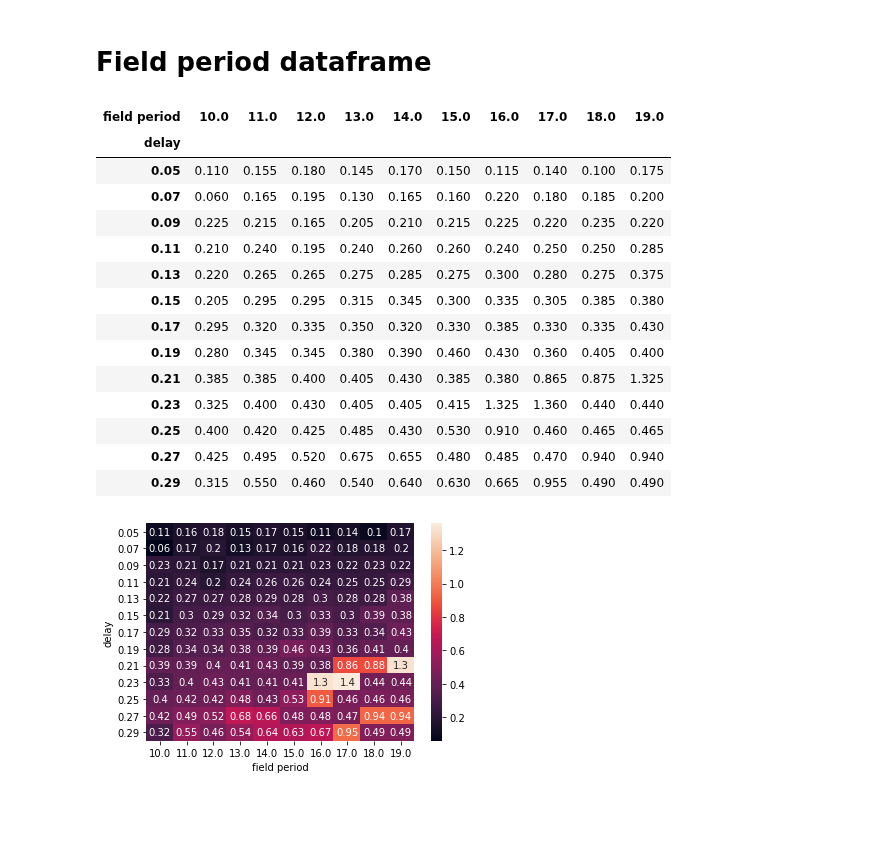
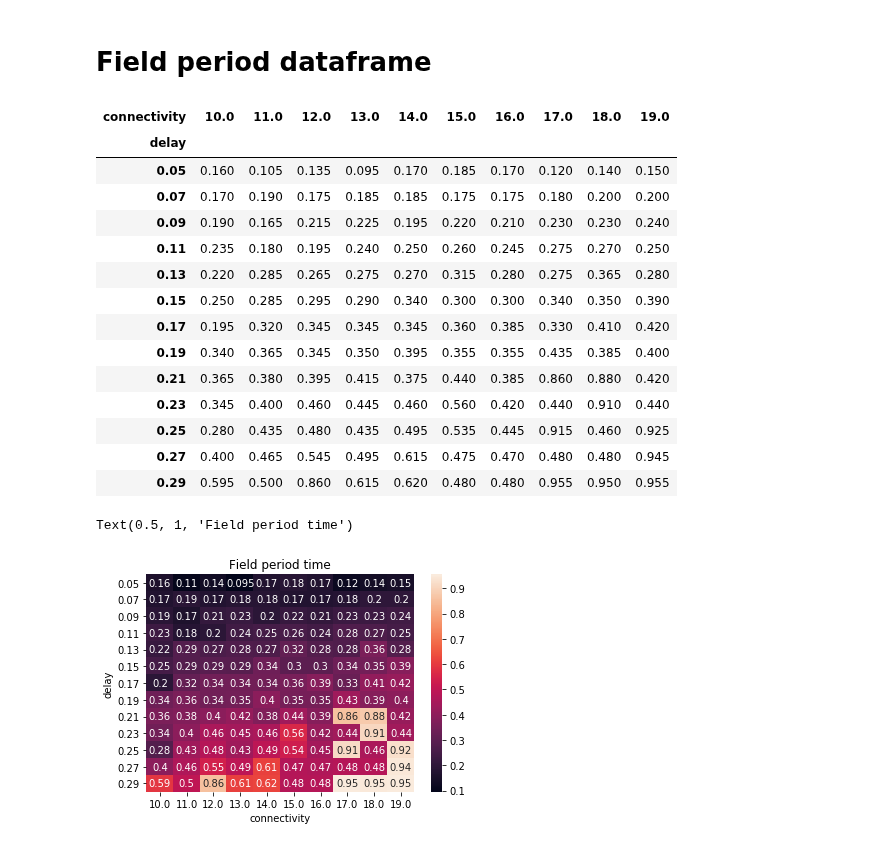
Before and after one commit to mmehrani/master_thesis, a Jupyter notebook: scripts/all_neurons_model_in_one_place/drawing_grid_of_phase_space.ipynb, the cells around one changed output. Cells and saved outputs as stored; diff of their text form; code cells hidden in the pictures; blank space fills up the shorter version.

```diff
--- a/scripts/all_neurons_model_in_one_place/drawing_grid_of_phase_space.ipynb
+++ b/scripts/all_neurons_model_in_one_place/drawing_grid_of_phase_space.ipynb
@@ -9,7 +9,7 @@ import seaborn as sns
 connectivity_min, connectivity_max = 0.1,65
 random_input_span = (9.5,13.5)
 
-total_time = 100
+total_time = 1000
 
 neuron_model = 'Rotational'
 model_folder_name = neuron_model+'_ensembles'
@@ -106,25 +108,27 @@ ax_sigma = sns.heatmap(sigma_table, annot=True)
 # %%
 field_period_table = pd.DataFrame.from_dict(field_period_glossary_dict)
 field_period_table.index.name = 'delay'
-field_period_table.columns.name = 'field period'
+field_period_table.columns.name = 'connectivity'
 field_period_table
 # %% [output]
-| field period | 10.0 | 11.0 | 12.0 | 13.0 | 14.0 | 15.0 | 16.0 | 17.0 | 18.0 | 19.0 |
+| connectivity | 10.0 | 11.0 | 12.0 | 13.0 | 14.0 | 15.0 | 16.0 | 17.0 | 18.0 | 19.0 |
 | delay |  |  |  |  |  |  |  |  |  |  |
-| 0.05 | 0.110 | 0.155 | 0.180 | 0.145 | 0.170 | 0.150 | 0.115 | 0.140 | 0.100 | 0.175 |
-| 0.07 | 0.060 | 0.165 | 0.195 | 0.130 | 0.165 | 0.160 | 0.220 | 0.180 | 0.185 | 0.200 |
-| 0.09 | 0.225 | 0.215 | 0.165 | 0.205 | 0.210 | 0.215 | 0.225 | 0.220 | 0.235 | 0.220 |
-| 0.11 | 0.210 | 0.240 | 0.195 | 0.240 | 0.260 | 0.260 | 0.240 | 0.250 | 0.250 | 0.285 |
-| 0.13 | 0.220 | 0.265 | 0.265 | 0.275 | 0.285 | 0.275 | 0.300 | 0.280 | 0.275 | 0.375 |
-| 0.15 | 0.205 | 0.295 | 0.295 | 0.315 | 0.345 | 0.300 | 0.335 | 0.305 | 0.385 | 0.380 |
-| 0.17 | 0.295 | 0.320 | 0.335 | 0.350 | 0.320 | 0.330 | 0.385 | 0.330 | 0.335 | 0.430 |
-| 0.19 | 0.280 | 0.345 | 0.345 | 0.380 | 0.390 | 0.460 | 0.430 | 0.360 | 0.405 | 0.400 |
-| 0.21 | 0.385 | 0.385 | 0.400 | 0.405 | 0.430 | 0.385 | 0.380 | 0.865 | 0.875 | 1.325 |
-| 0.23 | 0.325 | 0.400 | 0.430 | 0.405 | 0.405 | 0.415 | 1.325 | 1.360 | 0.440 | 0.440 |
-| 0.25 | 0.400 | 0.420 | 0.425 | 0.485 | 0.430 | 0.530 | 0.910 | 0.460 | 0.465 | 0.465 |
-| 0.27 | 0.425 | 0.495 | 0.520 | 0.675 | 0.655 | 0.480 | 0.485 | 0.470 | 0.940 | 0.940 |
-| 0.29 | 0.315 | 0.550 | 0.460 | 0.540 | 0.640 | 0.630 | 0.665 | 0.955 | 0.490 | 0.490 |
+| 0.05 | 0.160 | 0.105 | 0.135 | 0.095 | 0.170 | 0.185 | 0.170 | 0.120 | 0.140 | 0.150 |
+| 0.07 | 0.170 | 0.190 | 0.175 | 0.185 | 0.185 | 0.175 | 0.175 | 0.180 | 0.200 | 0.200 |
+| 0.09 | 0.190 | 0.165 | 0.215 | 0.225 | 0.195 | 0.220 | 0.210 | 0.230 | 0.230 | 0.240 |
+| 0.11 | 0.235 | 0.180 | 0.195 | 0.240 | 0.250 | 0.260 | 0.245 | 0.275 | 0.270 | 0.250 |
+| 0.13 | 0.220 | 0.285 | 0.265 | 0.275 | 0.270 | 0.315 | 0.280 | 0.275 | 0.365 | 0.280 |
+| 0.15 | 0.250 | 0.285 | 0.295 | 0.290 | 0.340 | 0.300 | 0.300 | 0.340 | 0.350 | 0.390 |
+| 0.17 | 0.195 | 0.320 | 0.345 | 0.345 | 0.345 | 0.360 | 0.385 | 0.330 | 0.410 | 0.420 |
+| 0.19 | 0.340 | 0.365 | 0.345 | 0.350 | 0.395 | 0.355 | 0.355 | 0.435 | 0.385 | 0.400 |
+| 0.21 | 0.365 | 0.380 | 0.395 | 0.415 | 0.375 | 0.440 | 0.385 | 0.860 | 0.880 | 0.420 |
+| 0.23 | 0.345 | 0.400 | 0.460 | 0.445 | 0.460 | 0.560 | 0.420 | 0.440 | 0.910 | 0.440 |
+| 0.25 | 0.280 | 0.435 | 0.480 | 0.435 | 0.495 | 0.535 | 0.445 | 0.915 | 0.460 | 0.925 |
+| 0.27 | 0.400 | 0.465 | 0.545 | 0.495 | 0.615 | 0.475 | 0.470 | 0.480 | 0.480 | 0.945 |
+| 0.29 | 0.595 | 0.500 | 0.860 | 0.615 | 0.620 | 0.480 | 0.480 | 0.955 | 0.950 | 0.955 |
 # %%
 ax_field_period = sns.heatmap(field_period_table, annot=True)
+ax_field_period.set_title('Field period time')
 # %% [output]
+Text(0.5, 1, 'Field period time')
-[figure, old version]
+[figure, new version]
```
Also changed, not shown: parts of 4 cells of this notebook, 1 other file.
